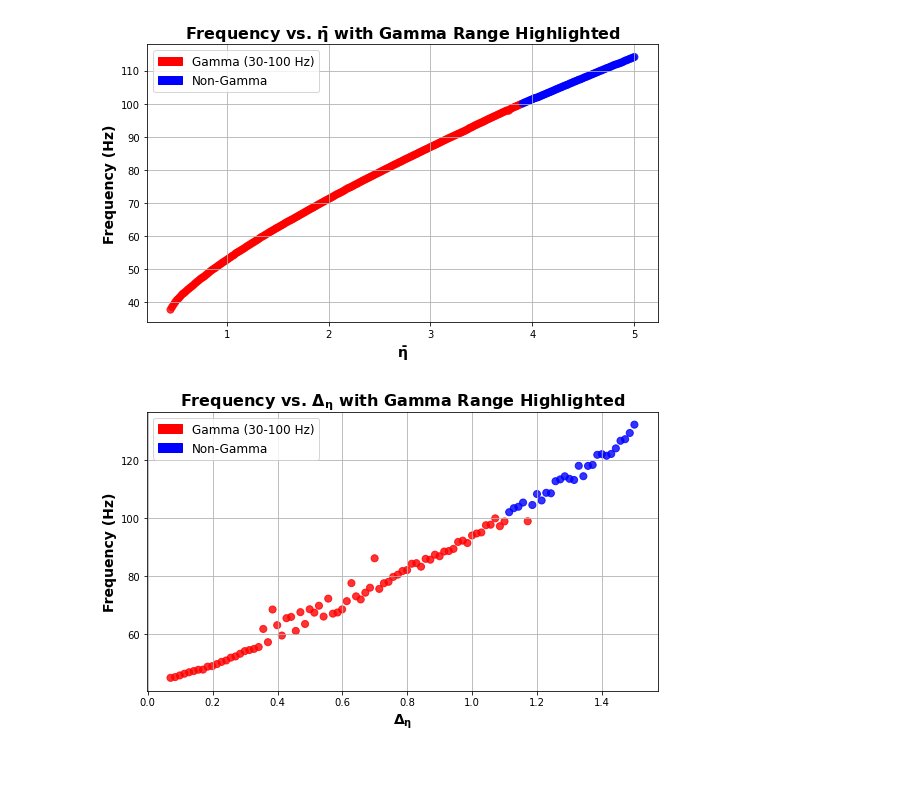
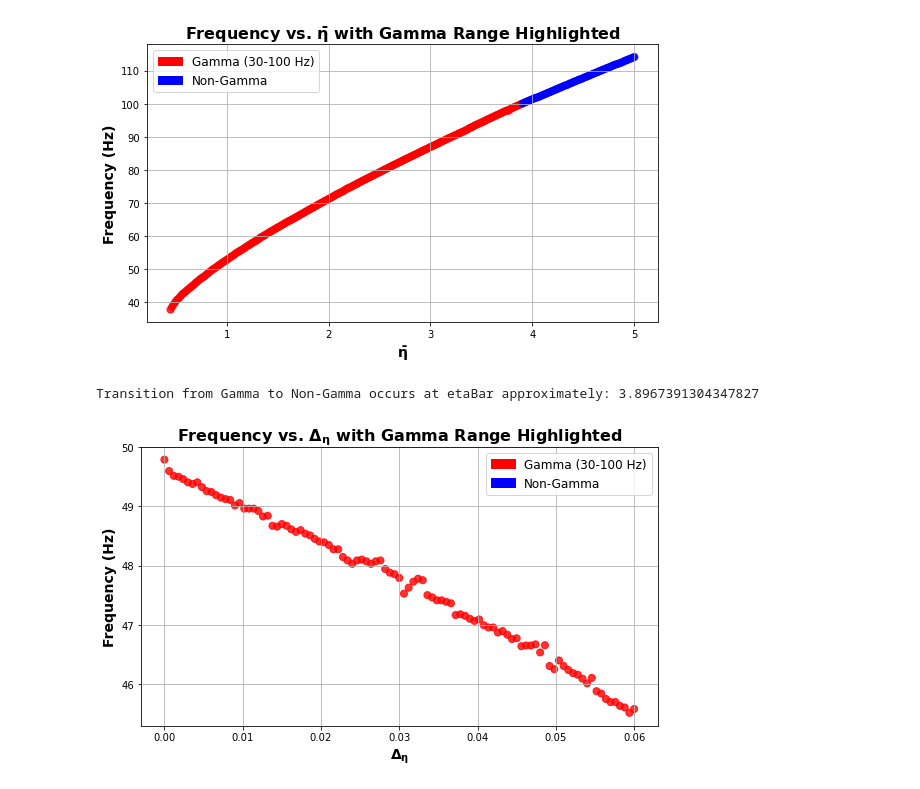
Before and after one commit to davidkelly2002/Final_Year_Thesis_Code, a Jupyter notebook: Bifurcation Analysis (DeltaBar and EtaBar) (Chapter 4).ipynb, the cells around one changed output. Cells and saved outputs as stored; diff of their text form; code cells hidden in the pictures.

```diff
--- a/Bifurcation Analysis (DeltaBar and EtaBar) (Chapter 4).ipynb
+++ b/Bifurcation Analysis (DeltaBar and EtaBar) (Chapter 4).ipynb
@@ -1363,9 +1363,31 @@ plt.tight_layout()
 plt.show()
 # %% [output]
 [figure]
+# %%
+import numpy as np
+
+# Convert gamma_range and etaBar_test_values to numpy arrays
+eta_arr = np.array(etaBar_test_values)
+gamma_arr = np.array(gamma_range)
+
+# Find the first index where the gamma flag changes from True to False.
+transition_idx = np.where((gamma_arr[:-1] == True) & (gamma_arr[1:] == False))[0]
+
+if transition_idx.size > 0:
+    # Take the first transition for instance.
+    idx = transition_idx[0]
+    # Optionally perform linear interpolation between etaBar values at the transition.
+    eta1 = eta_arr[idx]
+    eta2 = eta_arr[idx + 1]
+    transition_eta = (eta1 + eta2) / 2.0
+    print("Transition from Gamma to Non-Gamma occurs at etaBar approximately:", transition_eta)
+else:
+    print("No transition from Gamma to Non-Gamma was detected.")
+# %% [output]
+Transition from Gamma to Non-Gamma occurs at etaBar approximately: 3.8967391304347827
 # %%
 # Define a range of Delta values:
-delta_test_values = np.linspace(0.07, 1.5, 101)  # example: 51 steps from 0 to 0.1
+delta_test_values = np.linspace(0.0, 0.06, 101)  # example: 51 steps from 0 to 0.1
 etaBar=0.8
 g= 0.2
 # Arrays to store results
@@ -1400,31 +1422,31 @@ for delta_val in delta_test_values:
 # # Summarize results in the console
 # for val, freq, gamma_flag in zip(delta_test_values, frequencies, gamma_range):
 #     if freq is not None:
 #         print(f"Delta={val:.4f}, freq={freq:.2f} Hz, in gamma? {gamma_flag}")
 #     else:
 #         print(f"Delta={val:.4f}, freq=None, no clear peaks")
 
 # Prepare for plotting: replace None with np.nan
 freqs_cleaned = [f if f is not None else np.nan for f in frequencies]
 
 # Create color list: 'red' if gamma_range[i] is True, else 'blue'
 colors = ['red' if g else 'blue' for g in gamma_range]
 
 # Plot
 plt.figure(figsize=(8,5))
 plt.scatter(delta_test_values, freqs_cleaned, c=colors, alpha=0.8, s=50)
 
 plt.xlabel(r'$\mathbf{\Delta_{\eta}}$', fontsize=14, fontweight='bold')
 plt.ylabel('Frequency (Hz)', fontsize=14, fontweight='bold')
 plt.title(r'Frequency vs. $\mathbf{\Delta_{\eta}}$ with Gamma Range Highlighted', fontsize=16, fontweight='bold')
 plt.grid(True)
 
 # Legend for gamma vs. non-gamma
 gamma_patch = mpatches.Patch(color='red', label='Gamma (30-100 Hz)')
 non_gamma_patch = mpatches.Patch(color='blue', label='Non-Gamma')
 plt.legend(handles=[gamma_patch, non_gamma_patch], fontsize=12)
 plt.savefig('Freq_Delta.png')
 plt.tight_layout()
 plt.show()
 # %% [output]
-[figure, old version]
+[figure, new version]
```
Also changed, not shown: parts of 2 cells of this notebook.
